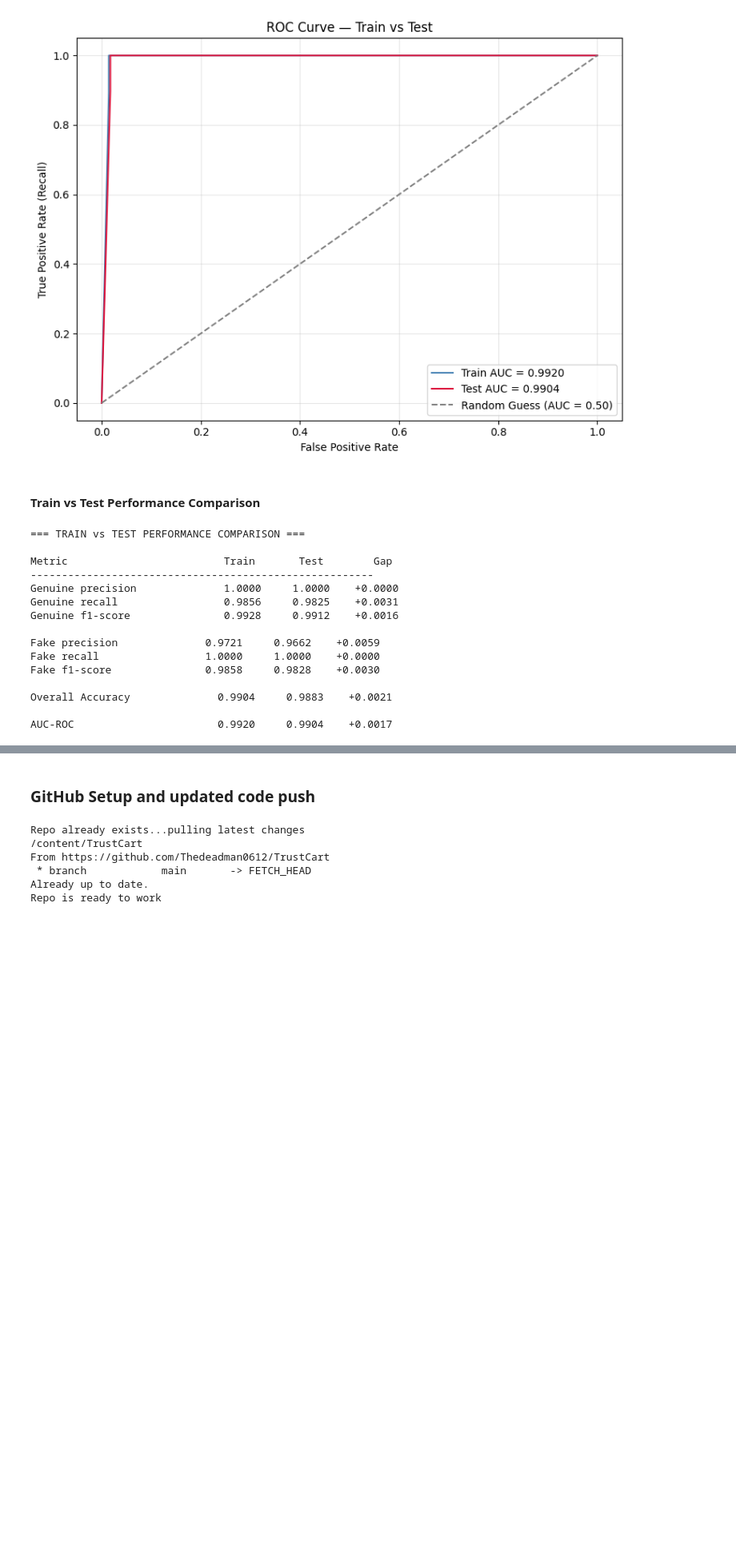
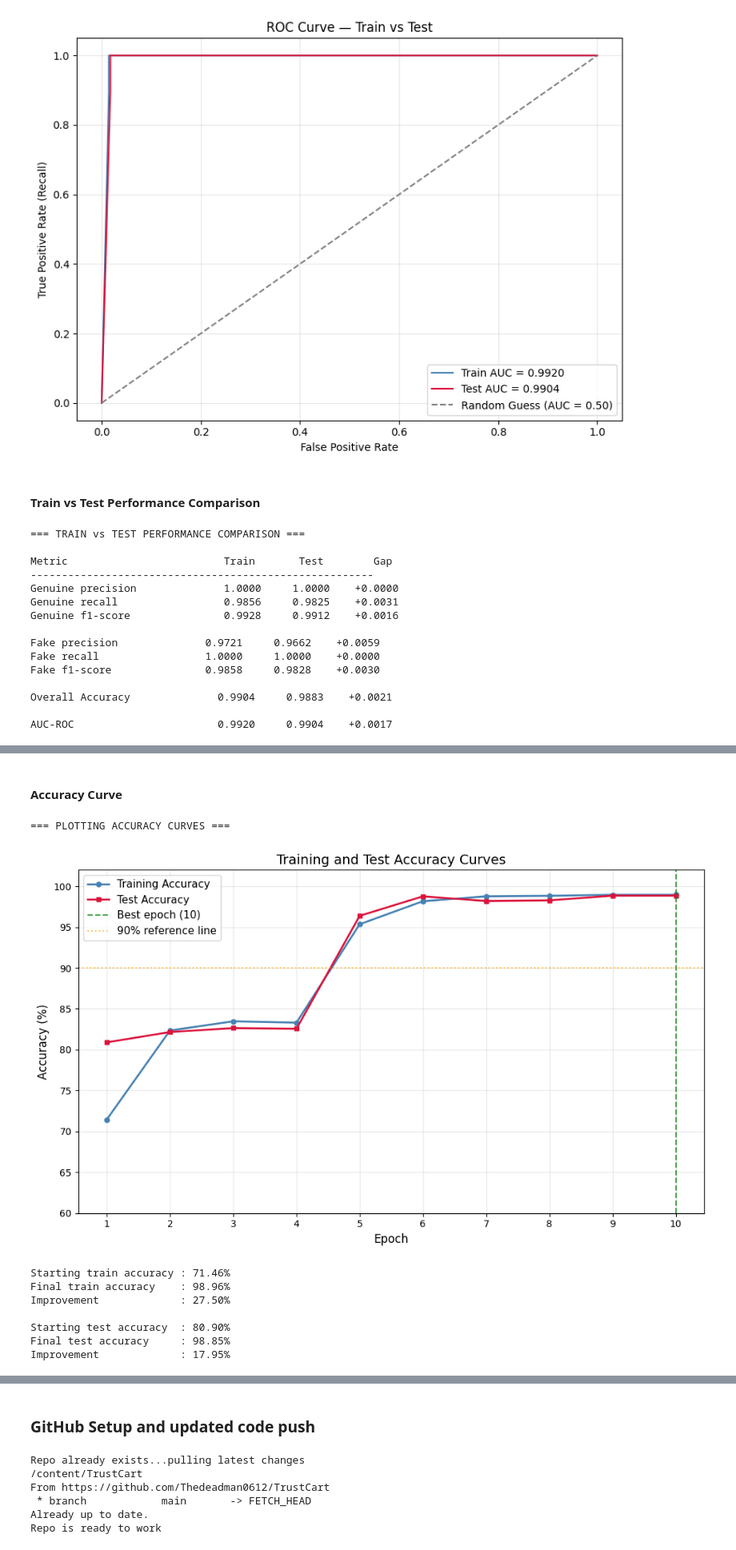
Before and after one commit to Thedeadman0612/TrustCart, a Jupyter notebook: phase2/notebooks/phase2_fake_review_detection.ipynb, the cells around one changed output, grey strips where cells are left out. Shown at 80% size. Saved outputs shown, nothing was run; the diff lists cells and outputs as text; code cells hidden in the pictures; blank space fills up the shorter version.

```diff
--- a/phase2/notebooks/phase2_fake_review_detection.ipynb
+++ b/phase2/notebooks/phase2_fake_review_detection.ipynb
@@ -2779,0 +2854,77 @@ confirms model is not memorising training data.
+# %% [markdown]
+#### **Accuracy Curve**
+# %%
+print("=== PLOTTING ACCURACY CURVES ===")
+print("")
+
+train_accs_pct = [acc * 100 for acc in train_accuracies]
+test_accs_pct  = [acc * 100 for acc in test_accuracies]
+
+plt.figure(figsize=(10, 6))
+
+plt.plot(
+    epochs,
+    train_accs_pct,
+    color='steelblue',
+    marker='o',
+    linewidth=2,
+    markersize=5,
+    label='Training Accuracy'
+)
+
+plt.plot(
+    epochs,
+    test_accs_pct,
+    color='crimson',
+    marker='s',
+    linewidth=2,
+    markersize=5,
+    label='Test Accuracy'
+)
+
+# Mark the best epoch
+plt.axvline(
+    x=best_epoch_idx + 1,
+    color='green',
+    linestyle='--',
+    alpha=0.7,
+    label=f'Best epoch ({best_epoch_idx + 1})'
+)
+
+# Add horizontal reference line at 90%
+plt.axhline(
+    y=90,
+    color='orange',
+    linestyle=':',
+    alpha=0.7,
+    label='90% reference line'
+)
+
+plt.xlabel('Epoch', fontsize=12)
+plt.ylabel('Accuracy (%)', fontsize=12)
+plt.title('Training and Test Accuracy Curves', fontsize=14)
+plt.legend(fontsize=11)
+plt.xticks(epochs)
+plt.ylim(60, 102)
+plt.grid(alpha=0.3)
+plt.tight_layout()
+plt.show()
+
+print("")
+print(f"Starting train accuracy : {train_accs_pct[0]:.2f}%")
+print(f"Final train accuracy    : {train_accs_pct[-1]:.2f}%")
+print(f"Improvement             : {train_accs_pct[-1] - train_accs_pct[0]:.2f}%")
+print("")
+print(f"Starting test accuracy  : {test_accs_pct[0]:.2f}%")
+print(f"Final test accuracy     : {test_accs_pct[-1]:.2f}%")
+print(f"Improvement             : {test_accs_pct[-1] - test_accs_pct[0]:.2f}%")
+# %% [output]
+=== PLOTTING ACCURACY CURVES ===
+[figure, added]
+Starting train accuracy : 71.46%
+Final train accuracy    : 98.96%
+Improvement             : 27.50%
+
+Starting test accuracy  : 80.90%
+Final test accuracy     : 98.85%
+Improvement             : 17.95%
```
Also changed, not shown: parts of 7 cells of this notebook.
